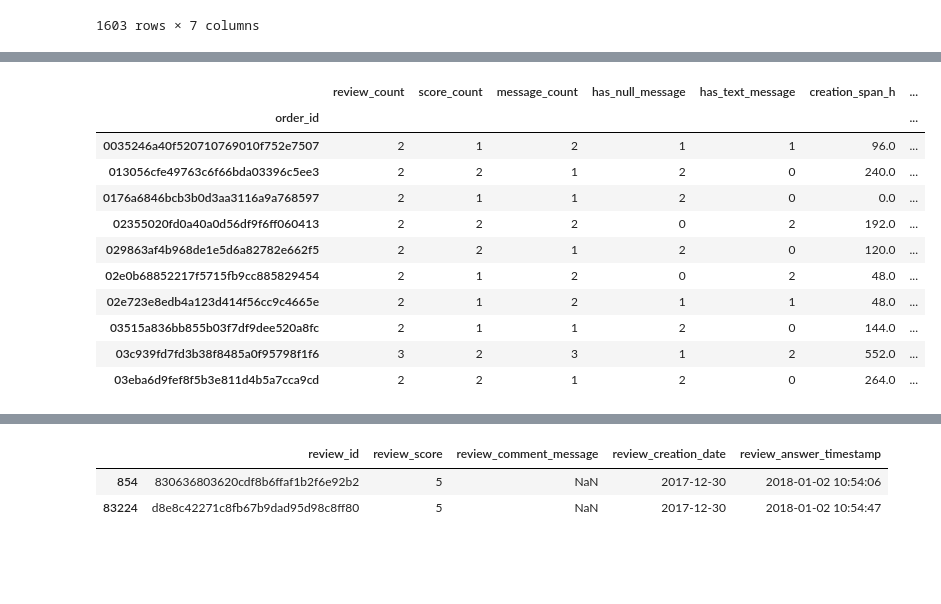
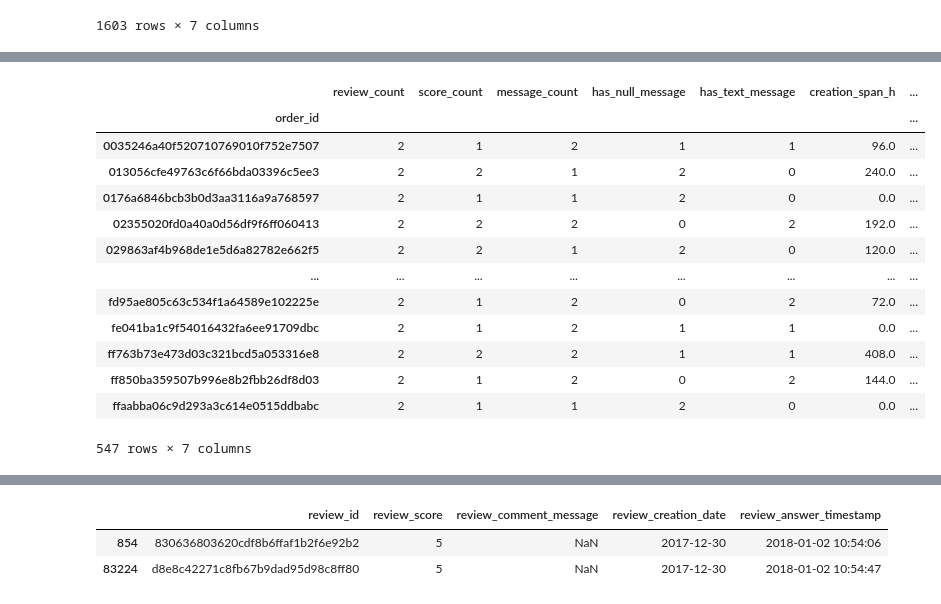
Before and after one commit to Hna2005/ecommerce-operations-analysis, a Jupyter notebook: notebooks/01-data-audit.ipynb, the cells around one changed output, grey strips where cells are left out. Cells and saved outputs as stored; diff of their text form; code cells hidden in the pictures; blank space fills up the shorter version.

```diff
--- a/notebooks/01-data-audit.ipynb
+++ b/notebooks/01-data-audit.ipynb
@@ -383,33 +405,35 @@ time_diff.head()
 # %%
 # Merge time-based features into review_group
 review_group_t = review_group.join(
     time_diff[["creation_span", "answer_span"]],
     how="left"
 )
 
 # Convert seconds to hours for readability
 review_group_t["creation_span_h"] = review_group_t["creation_span"] / 3600
 review_group_t["answer_span_h"] = review_group_t["answer_span"] / 3600
 
 # Show only multi-review orders
 review_group_t.query("review_count > 1")[
     ["review_count", "score_count", "message_count",
      "has_null_message", "has_text_message",
      "creation_span_h", "answer_span_h"]
-].head(10)
+]
 # %% [output]
 |  | review_count | score_count | message_count | has_null_message | has_text_message | creation_span_h | ... |
 | order_id |  |  |  |  |  |  | ... |
 | 0035246a40f520710769010f752e7507 | 2 | 1 | 2 | 1 | 1 | 96.0 | ... |
 | 013056cfe49763c6f66bda03396c5ee3 | 2 | 2 | 1 | 2 | 0 | 240.0 | ... |
 | 0176a6846bcb3b0d3aa3116a9a768597 | 2 | 1 | 1 | 2 | 0 | 0.0 | ... |
 | 02355020fd0a40a0d56df9f6ff060413 | 2 | 2 | 2 | 0 | 2 | 192.0 | ... |
 | 029863af4b968de1e5d6a82782e662f5 | 2 | 2 | 1 | 2 | 0 | 120.0 | ... |
-| 02e0b68852217f5715fb9cc885829454 | 2 | 1 | 2 | 0 | 2 | 48.0 | ... |
-| 02e723e8edb4a123d414f56cc9c4665e | 2 | 1 | 2 | 1 | 1 | 48.0 | ... |
-| 03515a836bb855b03f7df9dee520a8fc | 2 | 1 | 1 | 2 | 0 | 144.0 | ... |
-| 03c939fd7fd3b38f8485a0f95798f1f6 | 3 | 2 | 3 | 1 | 2 | 552.0 | ... |
-| 03eba6d9fef8f5b3e811d4b5a7cca9cd | 2 | 2 | 1 | 2 | 0 | 264.0 | ... |
+| ... | ... | ... | ... | ... | ... | ... | ... |
+| fd95ae805c63c534f1a64589e102225e | 2 | 1 | 2 | 0 | 2 | 72.0 | ... |
+| fe041ba1c9f54016432fa6ee91709dbc | 2 | 1 | 2 | 1 | 1 | 0.0 | ... |
+| ff763b73e473d03c321bcd5a053316e8 | 2 | 2 | 2 | 1 | 1 | 408.0 | ... |
+| ff850ba359507b996e8b2fbb26df8d03 | 2 | 1 | 2 | 0 | 2 | 144.0 | ... |
+| ffaabba06c9d293a3c614e0515ddbabc | 2 | 1 | 1 | 2 | 0 | 0.0 | ... |
+547 rows × 7 columns
 # %%
 # Categorize orders by answer span
 review_group_t["time_category"] = pd.cut(
```
Also changed, not shown: parts of 35 cells of this notebook.
